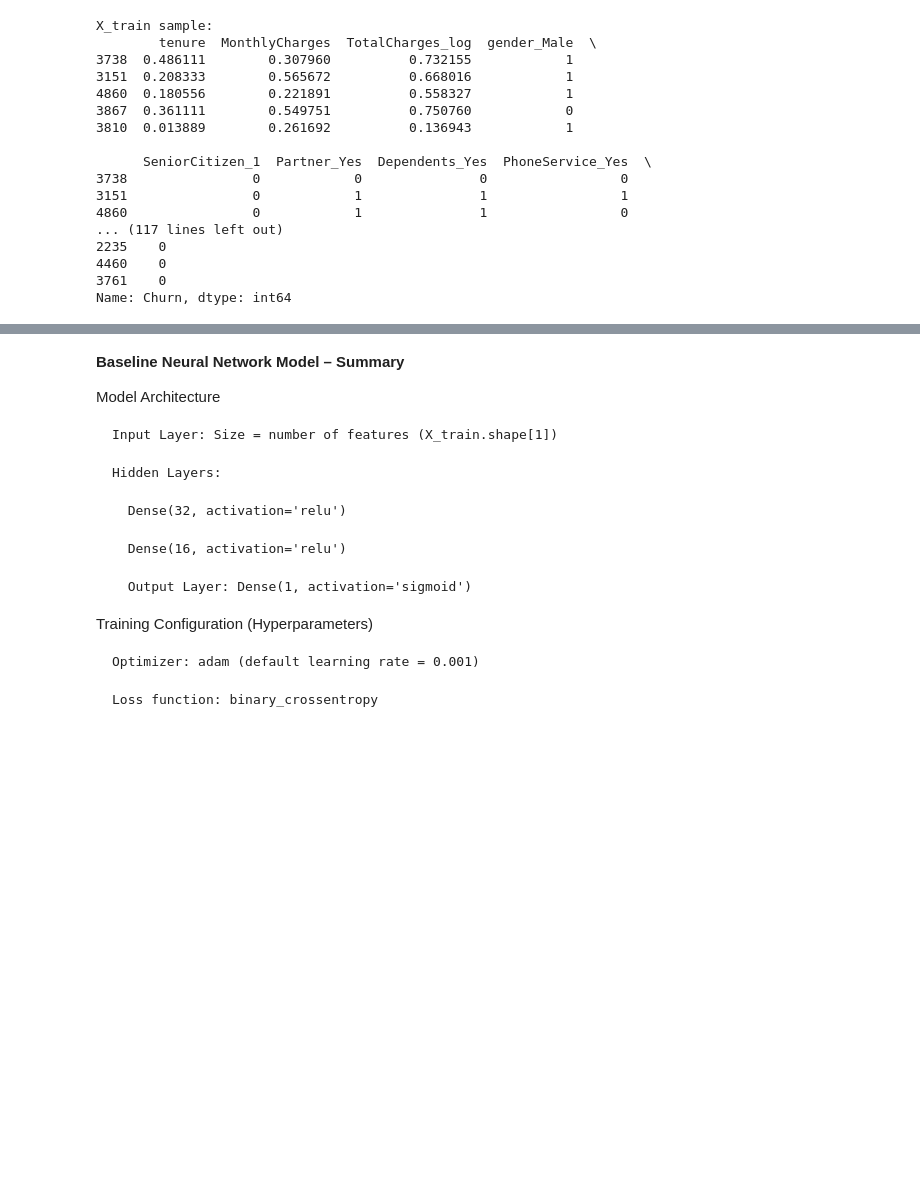
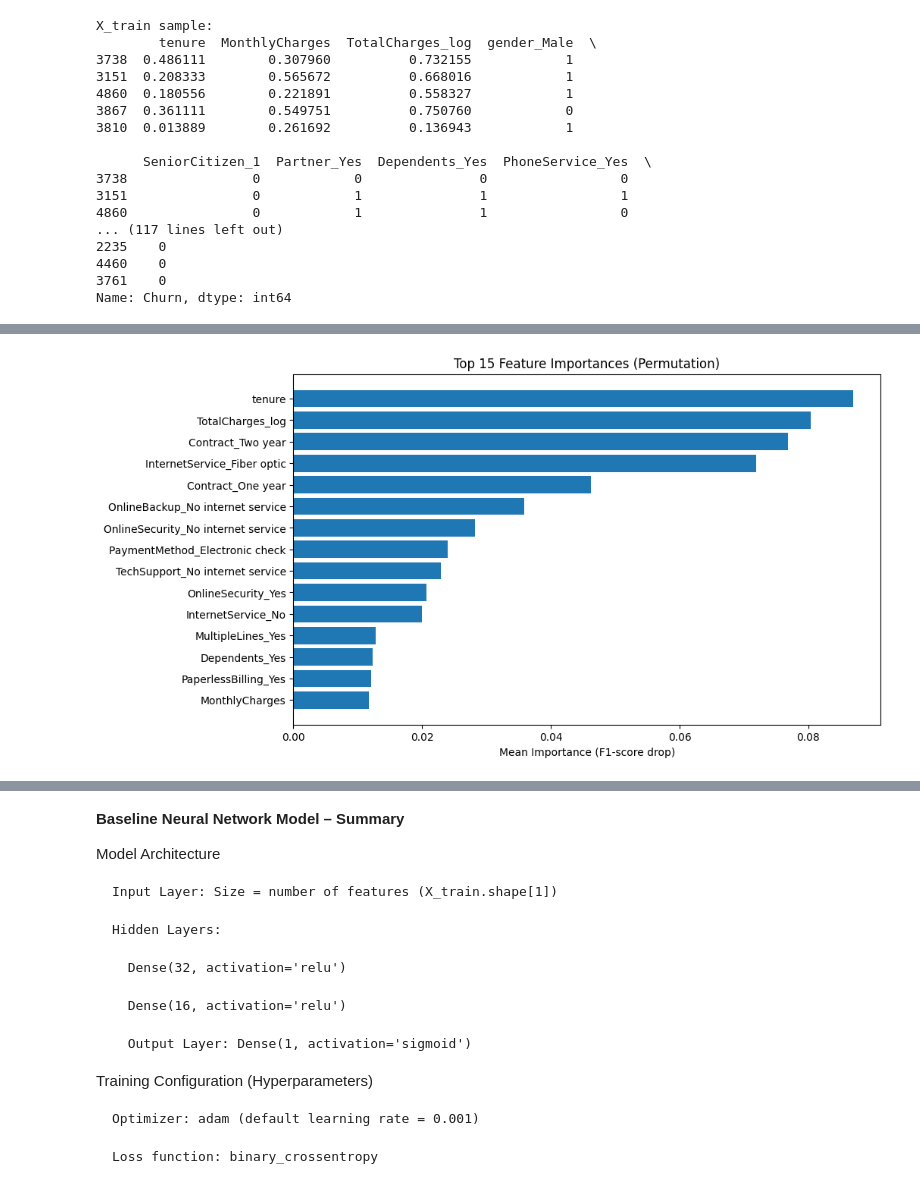
Before and after one commit to Kavishka2401/CustomerChurnPredictionSystem, a Jupyter notebook: NN_baseline_model_ipynbipynb.ipynb, the cells around one changed output, grey strips where cells are left out. Saved outputs shown, nothing was run; the diff lists cells and outputs as text; code cells hidden in the pictures; blank space fills up the shorter version.

Commit message:
Added feature importance value calculation

```diff
--- a/NN_baseline_model_ipynbipynb.ipynb
+++ b/NN_baseline_model_ipynbipynb.ipynb
@@ -255,0 +256,45 @@ plt.show()
+# %%
+from sklearn.base import BaseEstimator, ClassifierMixin
+from sklearn.inspection import permutation_importance
+import matplotlib.pyplot as plt
+import numpy as np
+
+# Wrap Keras model in a sklearn-like estimator
+class KerasWrapper(BaseEstimator, ClassifierMixin):
+    def __init__(self, model):
+        self.model = model
+
+    def fit(self, X, y):
+        return self  # Already trained
+
+    def predict(self, X):
+        # Convert probabilities to 0/1 labels
+        y_pred_prob = self.model.predict(X)
+        return (y_pred_prob > 0.5).astype(int).ravel()
+
+# Create wrapper instance
+wrapped_model = KerasWrapper(baseline_model)
+
+# Compute permutation importance
+perm_importance = permutation_importance(
+    wrapped_model, X_test, y_test,
+    n_repeats=10,
+    random_state=42,
+    scoring='f1'
+)
+
+# Feature names
+feature_names = X_test.columns
+
+# Sort features by importance
+sorted_idx = perm_importance.importances_mean.argsort()[::-1]
+
+# Plot top 15 features
+plt.figure(figsize=(10,6))
+plt.barh(range(15), perm_importance.importances_mean[sorted_idx][:15])
+plt.yticks(range(15), feature_names[sorted_idx][:15])
+plt.xlabel("Mean Importance (F1-score drop)")
+plt.title("Top 15 Feature Importances (Permutation)")
+plt.gca().invert_yaxis()
+plt.show()
+# %% [output]
@@ -255,0 +318 @@ plt.show()
+[figure, added]
```
Also changed, not shown: parts of 8 cells of this notebook.
